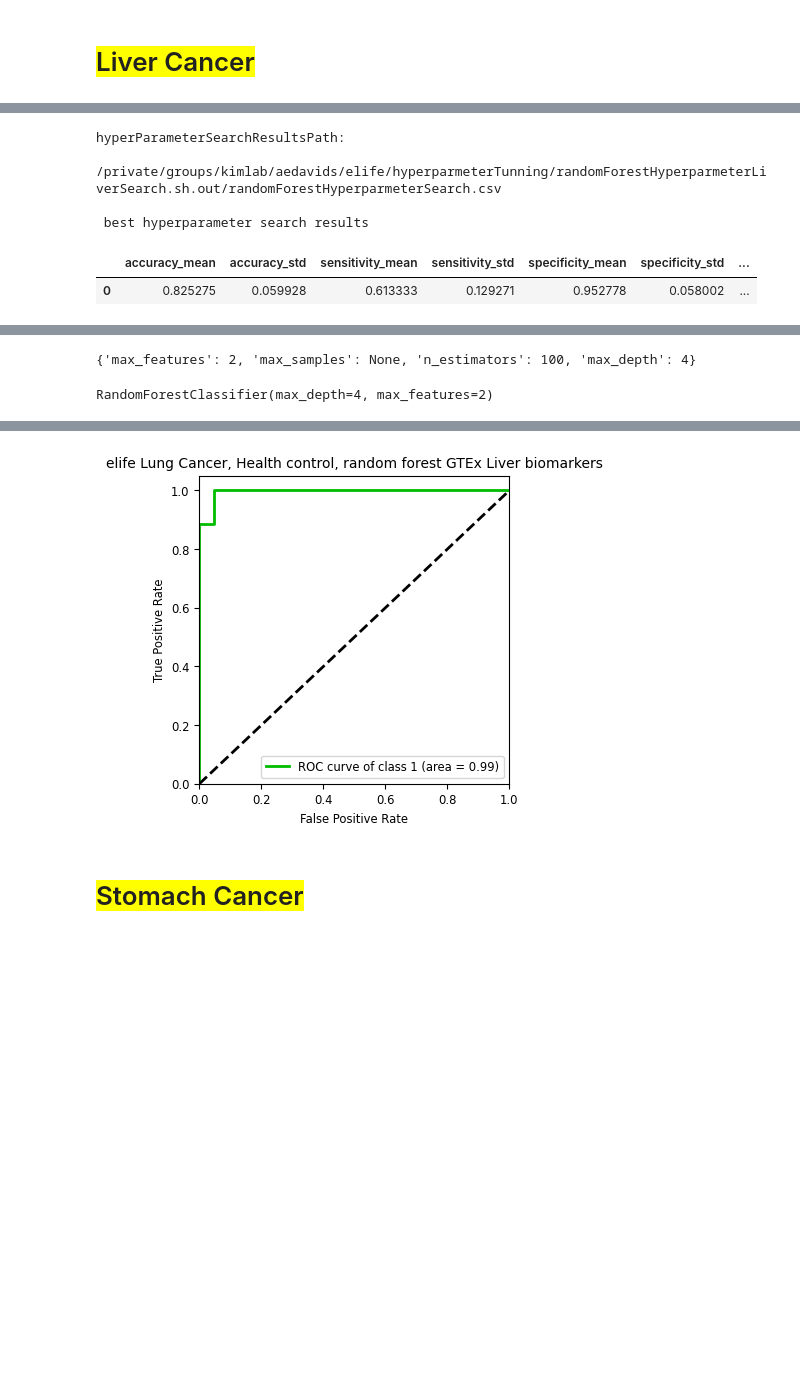
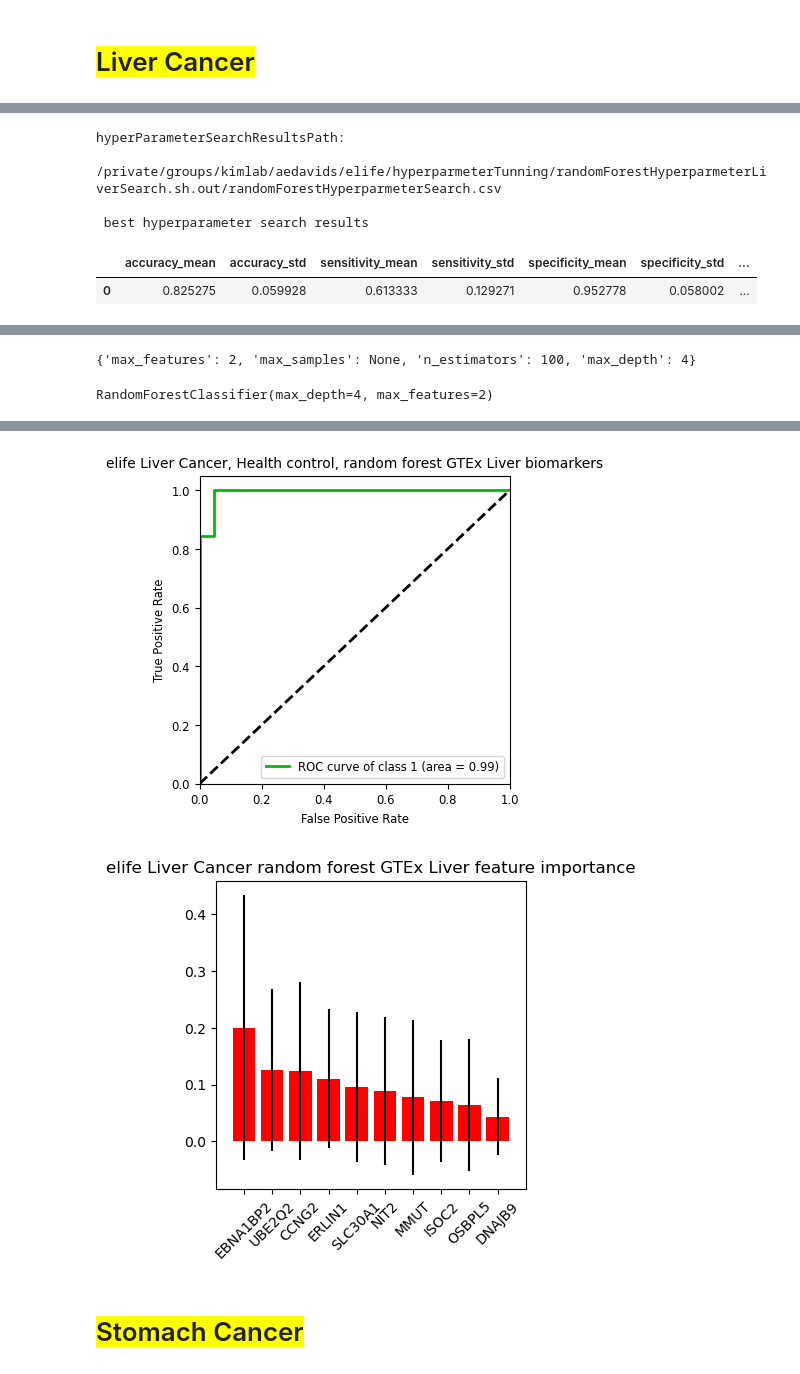
Before and after one commit to aedavids/extraCellularRNA, a Jupyter notebook: intraExtraRNA_POC/jupyterNotebooks/elife/elifeBinaryRandomForestResults.ipynb, the cells around one changed output, grey strips where cells are left out. Cells and saved outputs as stored; diff of their text form; code cells hidden in the pictures; blank space fills up the shorter version.

```diff
--- a/intraExtraRNA_POC/jupyterNotebooks/elife/elifeBinaryRandomForestResults.ipynb
+++ b/intraExtraRNA_POC/jupyterNotebooks/elife/elifeBinaryRandomForestResults.ipynb
@@ -169,6 +169,33 @@ from intraExtraRNA.elifeUtilities import loadElifeTrainingData
 # # from models.randomForestHyperparmeterSearch import tunningFramework
 from models.plotROC import plotROC
 from pipeline.dataFactory.utilities import urlify
+# %%
+def plotFeatureImportance(
+    panel : plt.axes,
+    classifierModel,
+    featureNames : list[str],
+    title : str,
+    xTickRotation : int = 45,
+    ):
+    '''
+    ref: https://scikit-plot.readthedocs.io/en/stable/estimators.html#scikitplot.estimators.plot_feature_importances
+
+    arguments
+
+        classifierModel:
+            trained model
+
+        xTickRotation
+            Rotates x-axis tick labels by the specified angle.
+
+    '''
+    skplt.estimators.plot_feature_importances(
+        classifierModel,
+        feature_names=featureNames,
+        title=title,
+        x_tick_rotation=xTickRotation,
+        ax=panel
+    )
 # %%
 def plotROCWrapper(XNP :np.array,
                 yNP :np.array,
@@ -315,6 +342,7 @@ def runAll(
         features : list[str] ,
         selectElifeCategories : list[str],
         setName : str,
+        cancerType : str
         ):
     '''
     TODO
@@ -334,8 +362,20 @@ def runAll(
     XNP = dataDict['XNP']
     yNP = dataDict['yNP']
     randomForestModel = dataDict['model']
-    title = f"elife Lung Cancer, Health control, random forest GTEx {setName} biomarkers"
-    fig, panel, aucDict = plotROCWrapper(XNP, yNP, randomForestModel, title)
+
+    rocTitle = f"elife {cancerType} Cancer, Health control, random forest GTEx {setName} biomarkers"
+    rocFig, rocPanel, aucDict = plotROCWrapper(XNP, yNP, randomForestModel, rocTitle)
+
+    importanceTitle = f"elife {cancerType} Cancer random forest GTEx {setName} feature importance"
+
+    importanceFig, importancePanel = plt.subplots(nrows=1, ncols=1, figsize=(4, 4), )
+    plotFeatureImportance(
+        panel=importancePanel,
+        classifierModel=randomForestModel,
+        featureNames=dataDict['HUGO_Genes'],
+        title=importanceTitle,
+        xTickRotation=45,
+    )
 # %% [markdown]
 # <span style="background-color:yellow">Esophagus Cancer</span>
 # %%
@@ -420,5 +464,6 @@ runAll(
     features=["Liver"],
     selectElifeCategories=["Healthy donor", "Liver Cancer"],
     setName='Liver',
+    cancerType="Liver"
       )
 # %% [output]
@@ -449,4 +494,5 @@ Wall time: 22.8 s
-[figure, old version]
+[figure, new version]
+[figure, added]
 # %% [markdown]
 # <span style="background-color:yellow">Stomach Cancer</span>
 # %%
```
Also changed, not shown: parts of 5 cells of this notebook.
